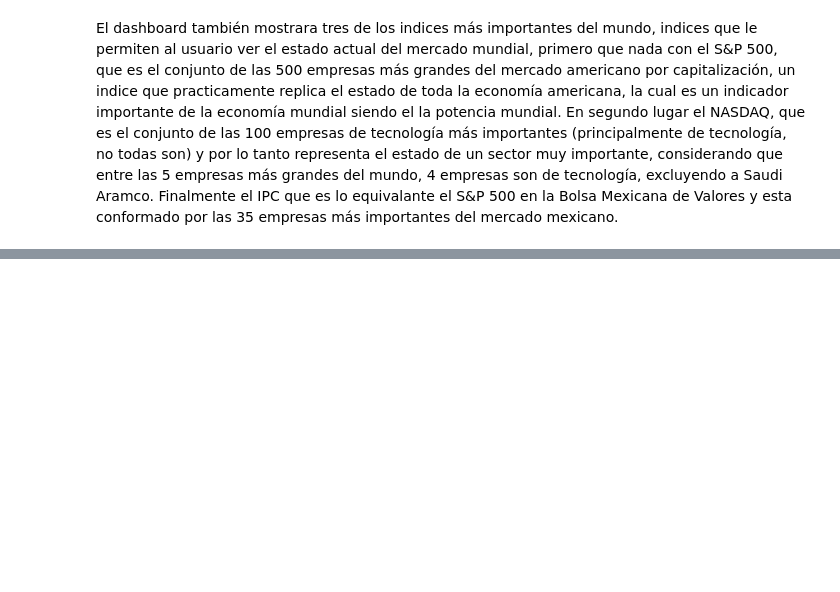
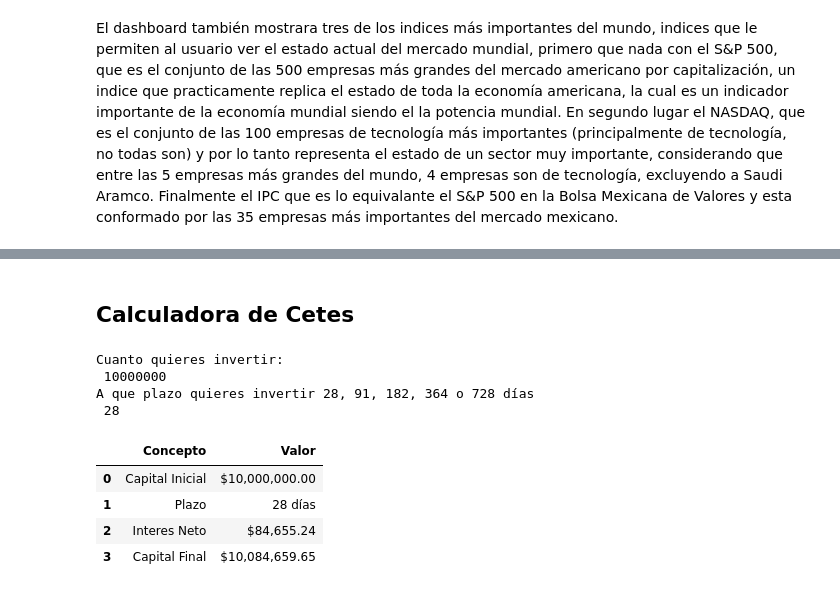
Before and after one commit to PauloVilla/Coyuntura-economica-financiera, a Jupyter notebook: Visualizaciones_Dashboard.ipynb, the cells around one changed output, grey strips where cells are left out. Drawn from its saved outputs; the diff is of its cells as text; code cells hidden in the pictures; blank space fills up the shorter version.

Commit message:
Calculadora CETES

```diff
--- a/Visualizaciones_Dashboard.ipynb
+++ b/Visualizaciones_Dashboard.ipynb
@@ -321,0 +321,51 @@ fig.show()
+# %% [markdown]
+## Calculadora de Cetes
+# %%
+import math
+
+class resultado:
+  def __init__(self, capital_total, interes, isr):
+    self.capital_total = capital_total
+    self.interes = interes
+    self.isr = isr
+
+def calculo_cetes(capital, plazo):
+    capital=float(capital)
+    plazo=float(plazo)
+    tasa=0.1105
+    precio= 10 / (1 + (tasa / 360) * plazo)
+    titulos = math.floor(capital/precio)
+    remanente=capital%precio
+    inversion_cetes=precio*titulos
+    interes_bruto = inversion_cetes*(tasa / 360)*plazo
+    isr=interes_bruto*0.015
+    utilidad_neta= interes_bruto - isr
+    capital_total=utilidad_neta+remanente+capital
+    capital_total= "${:,.2f}".format(capital_total)
+    utilidad_neta= "${:,.2f}".format(utilidad_neta)
+
+    res = resultado(capital_total, utilidad_neta, isr)
+
+    return res
+# %%
+print('Cuanto quieres invertir:')
+capital = input()
+print('A que plazo quieres invertir 28, 91, 182, 364 o 728 días')
+plazo = input()
+res_calc = calculo_cetes(capital, plazo)
+# initialize list of lists
+data = [['Capital Inicial', "${:,.2f}".format(float(capital))],['Plazo', plazo + " días"], ['Interes Neto', res_calc.interes],['Capital Final', res_calc.capital_total]]
+
+# Create the pandas DataFrame
+df = pd.DataFrame(data, columns=['Concepto', 'Valor'])
+df
+# %% [output]
+Cuanto quieres invertir:
+ 10000000
+A que plazo quieres invertir 28, 91, 182, 364 o 728 días
+ 28
+|  | Concepto | Valor |
+| 0 | Capital Inicial | $10,000,000.00 |
+| 1 | Plazo | 28 días |
+| 2 | Interes Neto | $84,655.24 |
+| 3 | Capital Final | $10,084,659.65 |
```
Also changed, not shown: parts of 2 cells of this notebook.
